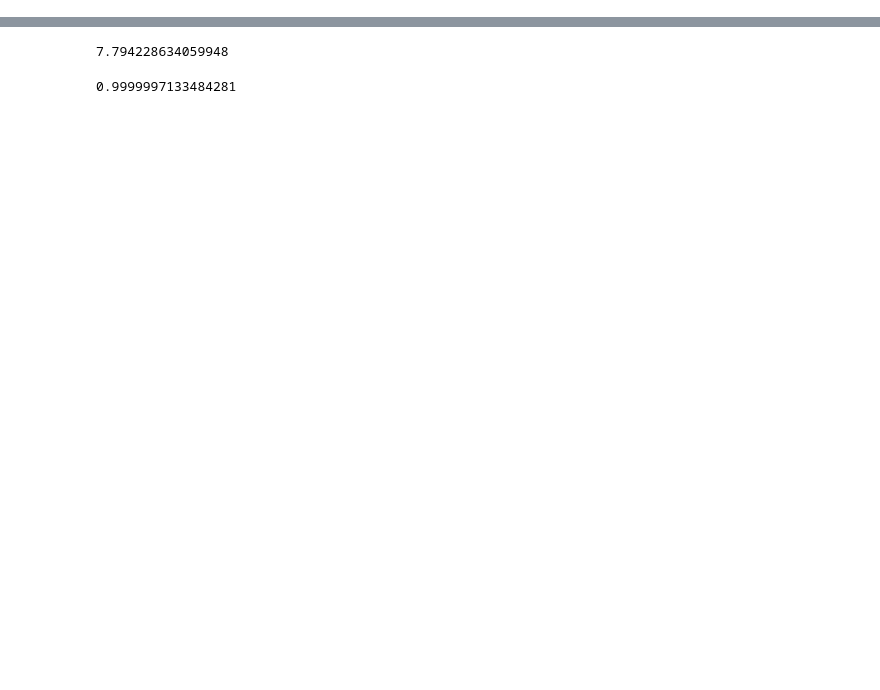
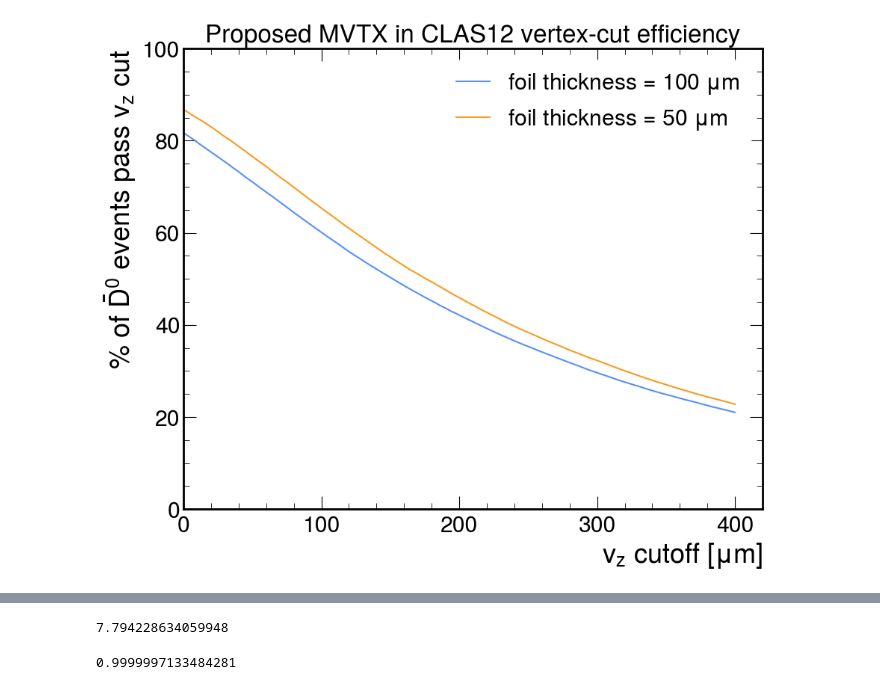
Before and after one commit to sebouh137/charm_studies, a Jupyter notebook: VertexTest.ipynb, the cells around one changed output, grey strips where cells are left out. Drawn from its saved outputs; the diff is of its cells as text; code cells hidden in the pictures; blank space fills up the shorter version.

```diff
--- a/VertexTest.ipynb
+++ b/VertexTest.ipynb
@@ -138,0 +137,28 @@ plt.xlim(0)
+# %%
+
+
+import random
+r=random.Random()
+lendf=len(df)
+u=np.array([r.uniform(0, 1) for i in range(lendf)])
+g=np.random.normal(0, .072, lendf)
+
+labels=[f"$\\bar D^0$ decay"] #($c\\tau\\beta\\gamma$={299792458*1000*4.101e-13*3.9/1.86484*1e3:.0f} $\\mu$m at P=3.9 GeV)"]
+for t in 0.1, 0.05:
+    chpar="D0"
+    cutoffs=np.linspace(0,.4, 100)
+    fs=[]
+    for cutoff in cutoffs:
+        fs.append(len(df[df[f"{chpar}_vz"]-u*t+g>cutoff])/lendf)
+
+    fs = np.array(fs)
+    plt.plot(cutoffs*1000, fs*100, label=f"foil thickness = {t*1000:.0f} $\\mu m$")
+plt.xlabel("$v_z$ cutoff [$\\mu$m]")
+plt.ylabel("% of $\\bar D^0$ events pass $v_z$ cut")
+plt.title(f"Proposed MVTX in CLAS12 vertex-cut efficiency", fontsize=24)
+plt.legend()
+plt.ylim(0, 100)
+plt.xlim(0)
+plt.savefig("images/vertex_cut_efficiency.pdf")
+# %% [output]
+[figure, added]
```
Also changed, not shown: parts of 15 cells of this notebook, 5 other files.
